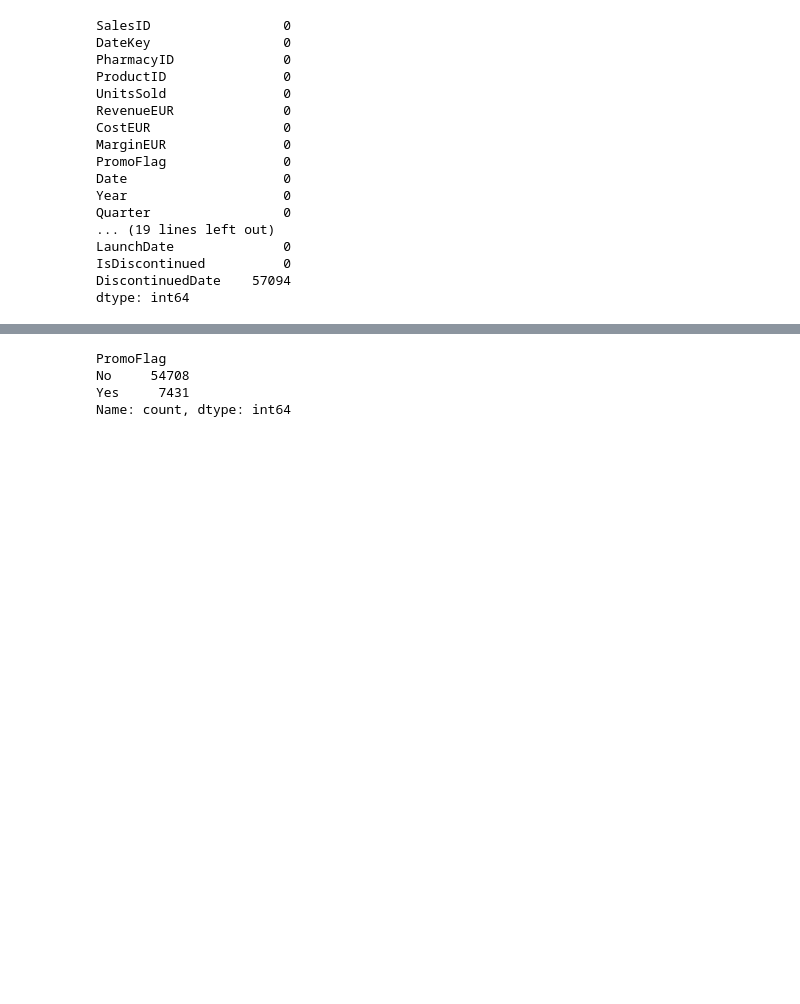
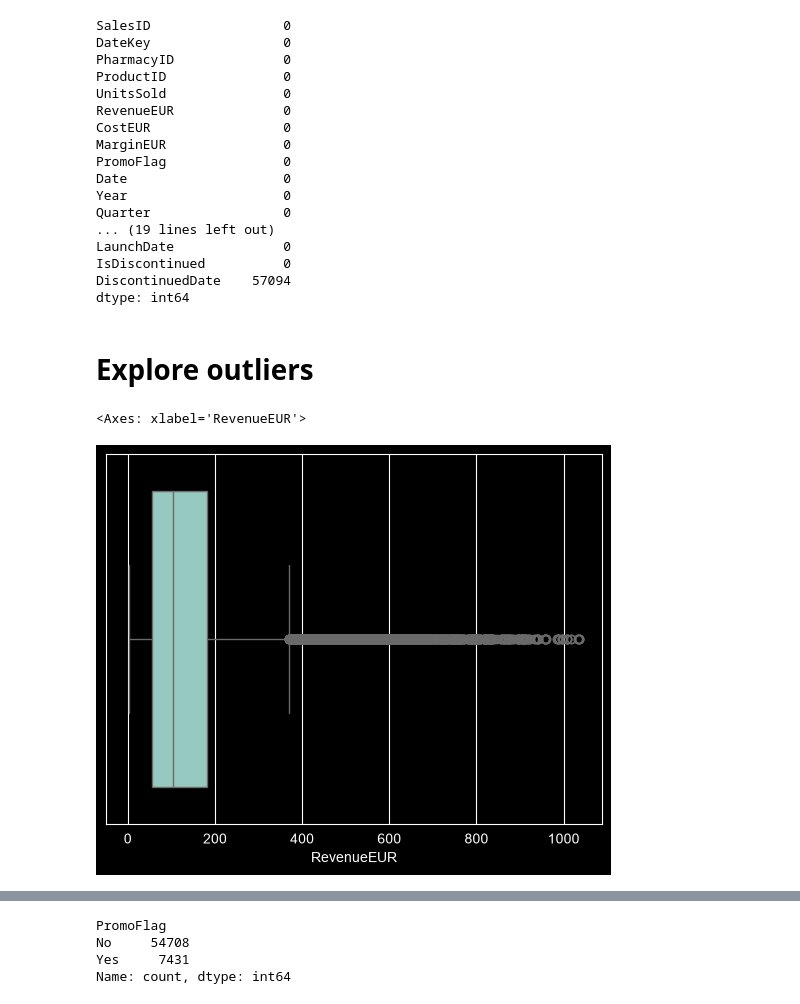
Before and after one commit to VyacheslavTurubanov/finalProject, a Jupyter notebook: final_assigment.ipynb, the cells around one changed output, grey strips where cells are left out. Cells and saved outputs as stored; diff of their text form; code cells hidden in the pictures; blank space fills up the shorter version.

```diff
--- a/final_assigment.ipynb
+++ b/final_assigment.ipynb
@@ -83,3 +191,10 @@ LaunchDate              0
 IsDiscontinued          0
 DiscontinuedDate    57094
 dtype: int64
+# %% [markdown]
+# Explore outliers
+# %%
+sns.boxplot(x=df_analysis['RevenueEUR'])
+# %% [output]
+<Axes: xlabel='RevenueEUR'>
+[figure, added]
```
Also changed, not shown: parts of 30 cells of this notebook.
